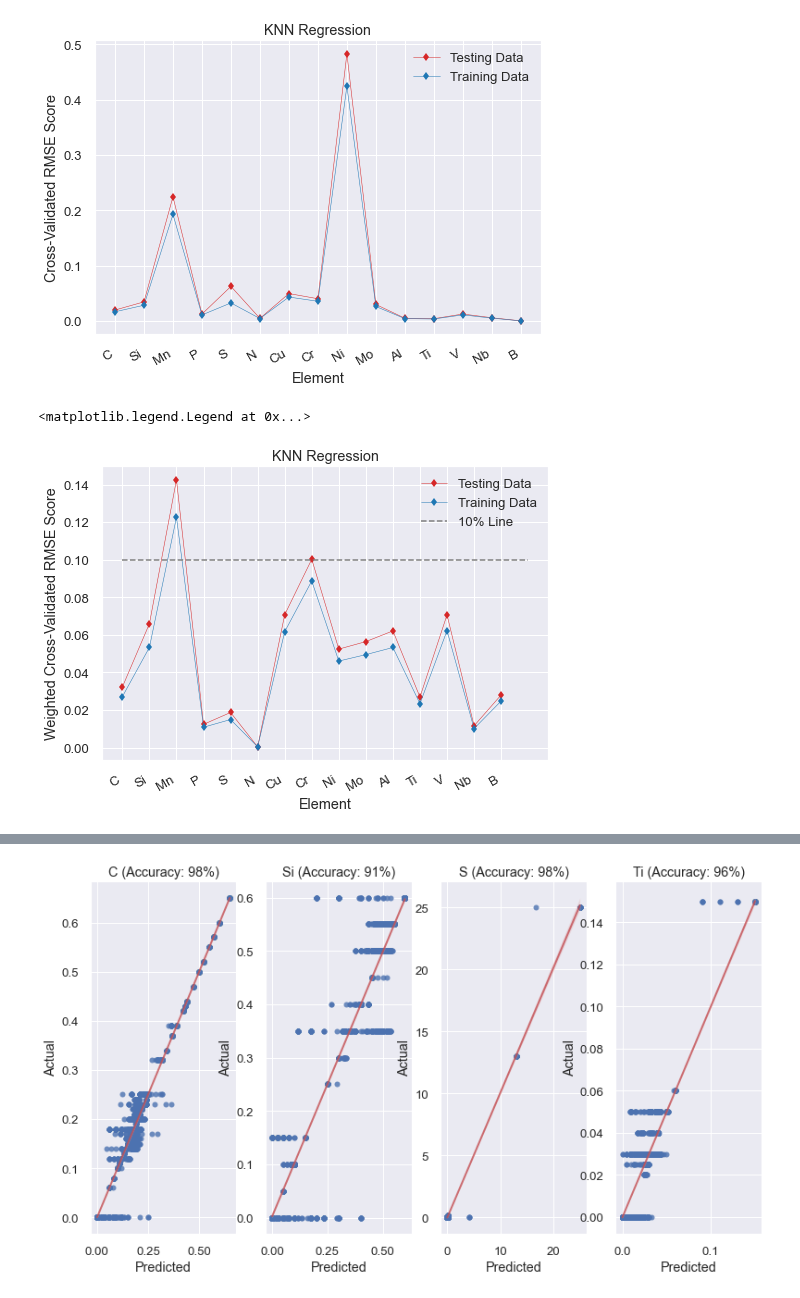
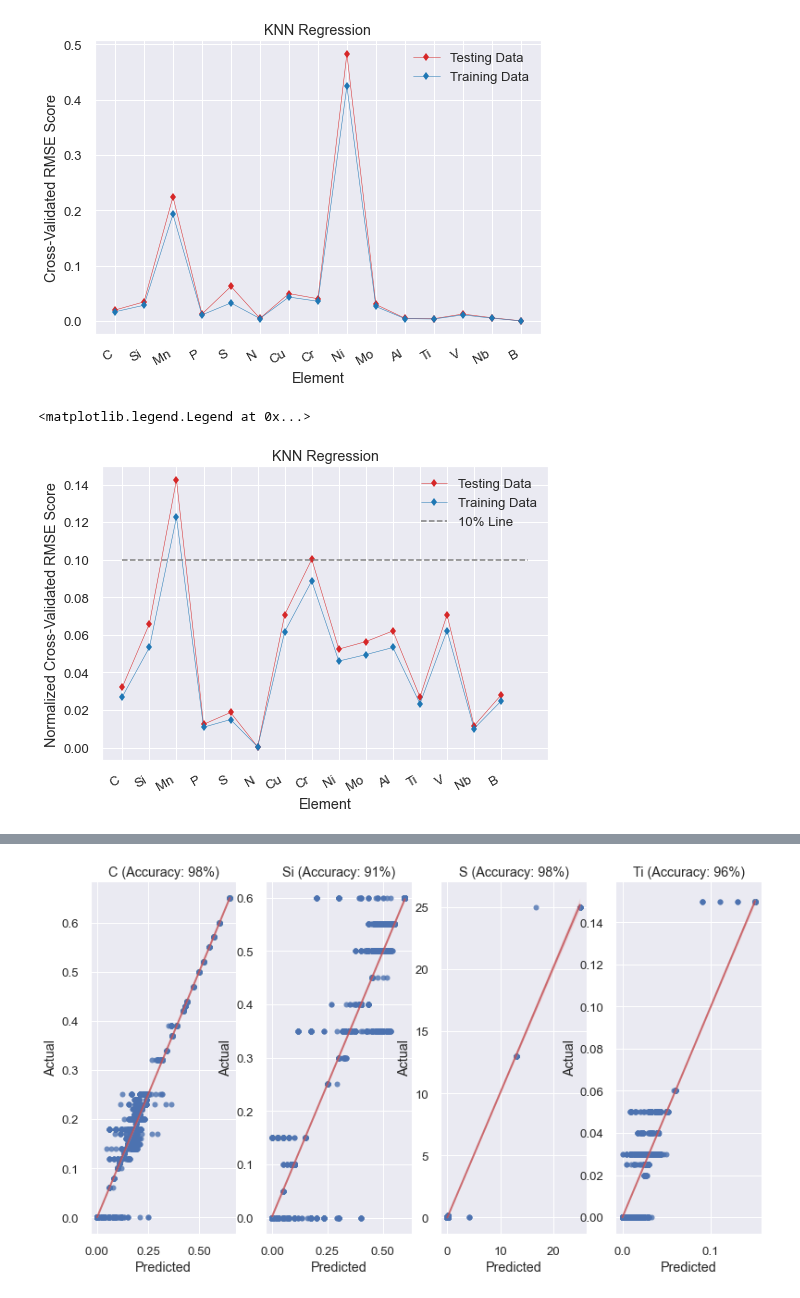
Before and after one commit to szayed99/Steel-Classification-Through-Machine-Learning, a Jupyter notebook: Regression (1).ipynb, the cells around one changed output, grey strips where cells are left out. Cells and saved outputs as stored; diff of their text form; code cells hidden in the pictures.

Commit message:
Update Regression (1).ipynb
Change "weighted RMSE" to "normalized RMSE"

```diff
--- a/Regression (1).ipynb
+++ b/Regression (1).ipynb
@@ -417,7 +418,7 @@ The average R^2 score for KNN regression on testing dataset: 0.066
 The average R^2 score for KNN regression on training dataset: 0.056
 [figure]
 # %%
-# Find the weighted RMSE score (RMSE score / range of output variable) for each element
+# Find the normalized RMSE score (RMSE score / range of output variable) for each element
 
 # Find weighted RMSE score for min and max of each element
 weighted_rmse_dict = {}
@@ -425,35 +426,35 @@ for i in range(len(cross_valid_dict_rmse)):
     elem = list(cross_valid_dict_rmse.keys())[i]
     elem_range = df2[elem].max() - df2[elem].min()
     if elem_range == 0:
         weighted_rmse_test = 0
         weighted_rmse_train = 0
     else:
         weighted_rmse_test = cross_valid_dict_rmse[elem][0][0] / elem_range
         weighted_rmse_train = cross_valid_dict_rmse[elem][1][0] / elem_range
     weighted_rmse_dict[elem] = [weighted_rmse_test, weighted_rmse_train]
 
 # Find average of weighted RMSE score for each element accross minimum and maximum limits
 weighted_rmse_scores_test = []
 weighted_rmse_scores_train = []
 j = 0
 for i in range(15):
     weighted_rmse_scores_test.append((list(weighted_rmse_dict.values())[i+j][0] + list(weighted_rmse_dict.values())[i+j+1][0]) / 2)
     weighted_rmse_scores_train.append((list(weighted_rmse_dict.values())[i+j][1] + list(weighted_rmse_dict.values())[i+j+1][1]) / 2)
     j += 1
 
 # Plot average weighted RMSE score for each element
 fig, ax = plt.subplots(figsize=(8, 6))
 ax.plot(bs_df.columns[5:-1], weighted_rmse_scores_test, marker = "d", color ="tab:red", linewidth = 0.5, label = "Testing Data")
 ax.plot(bs_df.columns[5:-1], weighted_rmse_scores_train, marker = "d", color ="tab:blue", linewidth = 0.5, label = "Training Data")
 plt.plot(np.linspace(0, 15, 100), [0.1]*100, "--", color = "tab:grey", label = "10% Line")
 fig.autofmt_xdate()
-plt.ylabel("Weighted Cross-Validated RMSE Score")
+plt.ylabel("Normalized Cross-Validated RMSE Score")
 plt.xlabel("Element")
 plt.title("KNN Regression")
 plt.legend()
 # %% [output]
 <matplotlib.legend.Legend at 0x...>
-[figure, old version]
+[figure, new version]
 # %%
 print(elems_r2_test)
 # %% [output]
```
Also changed, not shown: parts of 7 cells of this notebook.
